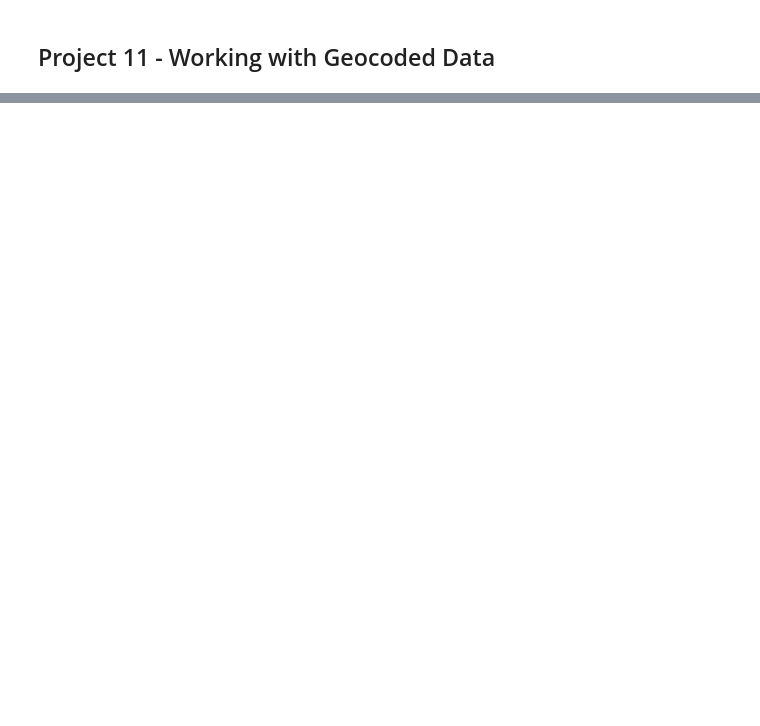
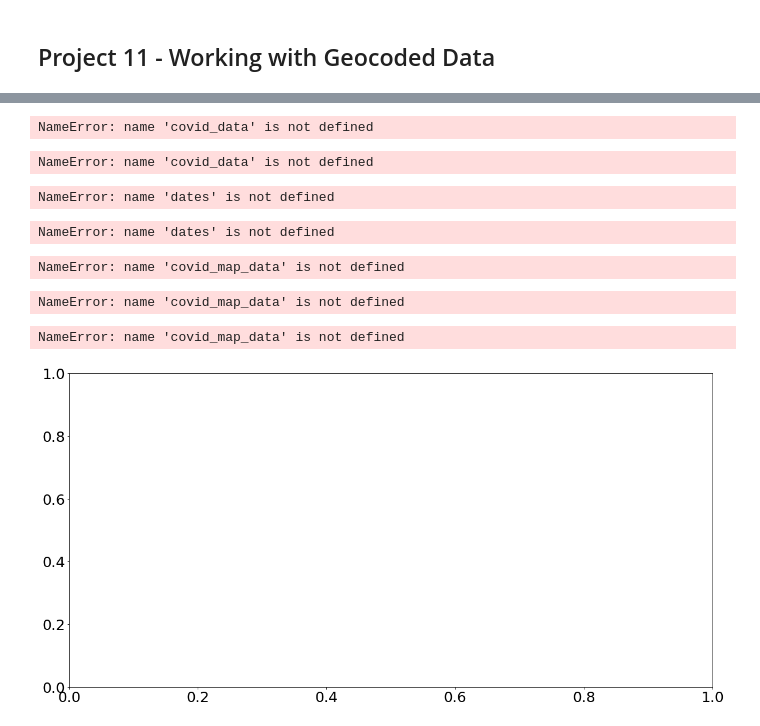
Before and after one commit to ftabassum0614/Projects, a Jupyter notebook: In Class Projects/Project 11 - Working with Geocoded Data.ipynb, the cells around one changed output, grey strips where cells are left out. Drawn from its saved outputs; the diff is of its cells as text; code cells hidden in the pictures; blank space fills up the shorter version.

```diff
--- a/In Class Projects/Project 11 - Working with Geocoded Data.ipynb
+++ b/In Class Projects/Project 11 - Working with Geocoded Data.ipynb
@@ -121,0 +211,3 @@ ModuleNotFoundError: No module named 'geopandas'
+# %%
+dates = sorted(list(set(covid_data.index.get_level_values("date"))))
+covid_data = create_merged_geo_dataframe(covid_data, map_data, dates)
@@ -121,0 +242,68 @@ ModuleNotFoundError: No module named 'geopandas'
+# %%
+covid_data
+# %% [output]
+NameError: name 'covid_data' is not defined
+# %%
+# selected data by state
+nd_data = covid_data[covid_data["state"] == "North Dakota"]
+
+# select data by date
+nd_data = nd_data[nd_data.index.get_level_values("date") == "2021-11-15"]
+
+# then plot
+fig, ax = plt.subplots(figsize = (20,10))
+key = "Daily Deaths per Million 7 Day MA"
+nd_data.plot(column = key, ax = ax)#, cmap = "Reds")
+ax.set_title(key)
+# %% [output]
+NameError: name 'covid_data' is not defined
+# %%
+start_date = "01-01-2021"
+end_date = dates[-1]
+# %% [output]
+NameError: name 'dates' is not defined
+# %%
+def select_data_within_bounds(data, minx, miny, maxx, maxy):
+    data = data[data.bounds["maxx"] <= maxx]
+    data = data[data.bounds["maxy"] <= maxy]
+    data = data[data.bounds["minx"] >= minx]
+    data = data[data.bounds["miny"] >= miny]
+
+    return data
+
+
+date = dates[-1]
+
+if "map_bounded" not in locals():
+    minx = covid_data[covid_data.index.get_level_values("date")== date].bounds["minx"].min()
+    miny = covid_data[covid_data.index.get_level_values("date")== date].bounds["miny"].min()
+    maxx = -58
+    maxy = covid_data[covid_data.index.get_level_values("date")== date].bounds["maxy"].max()
+    # find counties using only 1 date, only performs operation once instead of
+    # several hundred times
+    bounded_data =  select_data_within_bounds(covid_data[covid_data.index.get_level_values("date")== date], minx, miny, maxx, maxy)
+    counties = bounded_data.groupby("fips_code").mean().index
+    covid_map_data =covid_data[covid_data.index.get_level_values("fips_code").isin(counties)]
+    map_bounded = True
+# %% [output]
+NameError: name 'dates' is not defined
+# %%
+covid_map_data
+# %% [output]
+NameError: name 'covid_map_data' is not defined
+# %%
+covid_map_data.fillna(0, inplace = True)
+# %% [output]
+NameError: name 'covid_map_data' is not defined
+# %%
+fig, ax = plt.subplots(figsize = (20,10))
+plt.rcParams.update({"font.size": 30})
+plt.xticks(fontsize = 25)
+plt.yticks(fontsize = 25)
+key = "Deaths per Million"
+df = covid_map_data[covid_map_data.index.get_level_values("date")==date]
+df.plot(ax = ax, column = key, linewidth = .1,
+       edgecolor = "lightgrey")
+# %% [output]
+NameError: name 'covid_map_data' is not defined
+[figure, added]
```
Also changed, not shown: parts of 20 cells of this notebook, 44 other files.
